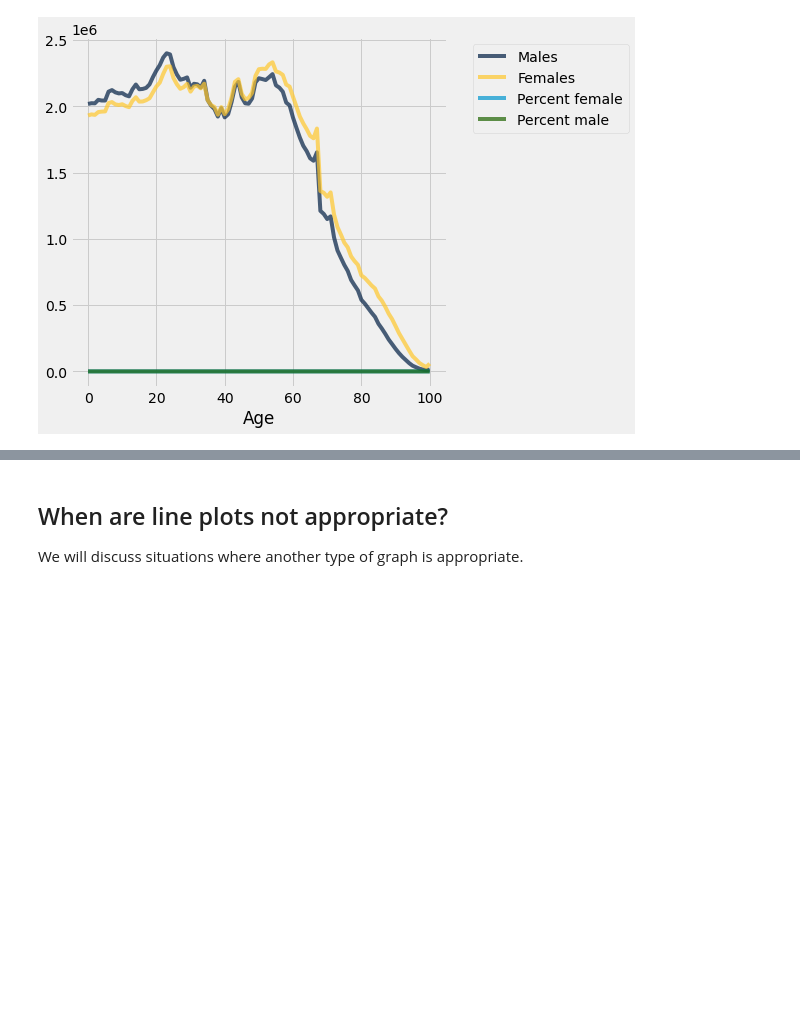
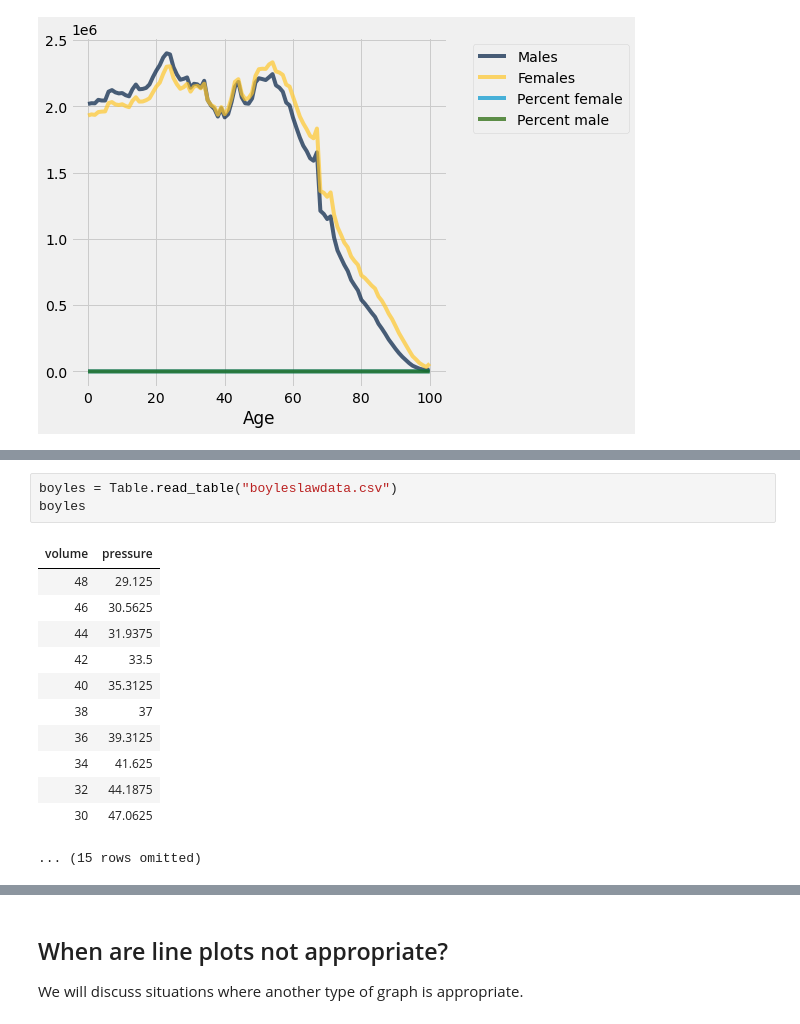
Before and after one commit to ipydatabook/PublicMaterial, a Jupyter notebook: Rectures/Ntbk8.ipynb, the cells around one changed output, grey strips where cells are left out. Cells and saved outputs as stored; diff of their text form; blank space fills up the shorter version.

```diff
--- a/Rectures/Ntbk8.ipynb
+++ b/Rectures/Ntbk8.ipynb
@@ -287,0 +274,16 @@ charles.group("T", np.average).plot("T")
+# %%
+boyles = Table.read_table("boyleslawdata.csv")
+boyles
+# %% [output]
+| volume | pressure |
+| 48 | 29.125 |
+| 46 | 30.5625 |
+| 44 | 31.9375 |
+| 42 | 33.5 |
+| 40 | 35.3125 |
+| 38 | 37 |
+| 36 | 39.3125 |
+| 34 | 41.625 |
+| 32 | 44.1875 |
+| 30 | 47.0625 |
+... (15 rows omitted)
```
Also changed, not shown: parts of 8 cells of this notebook.
